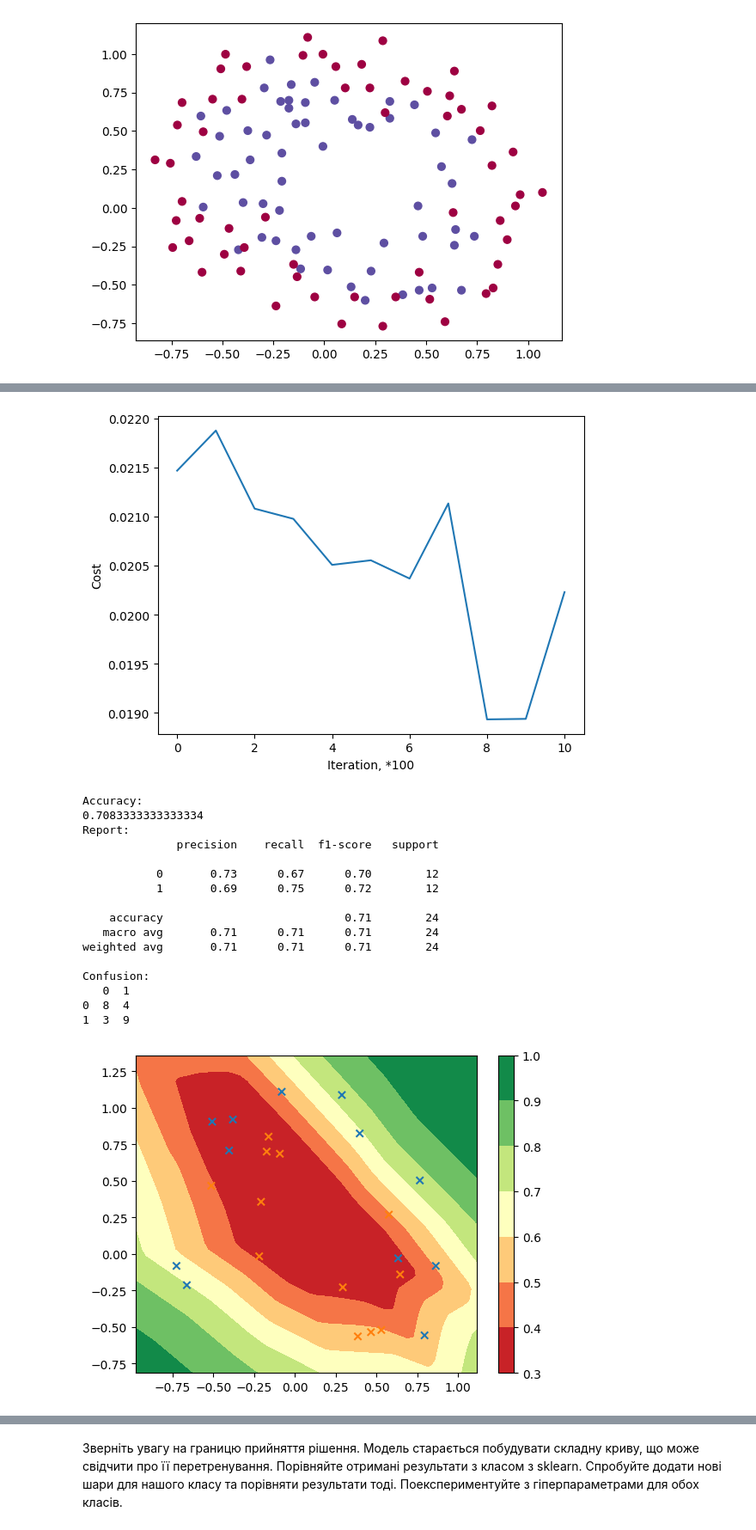
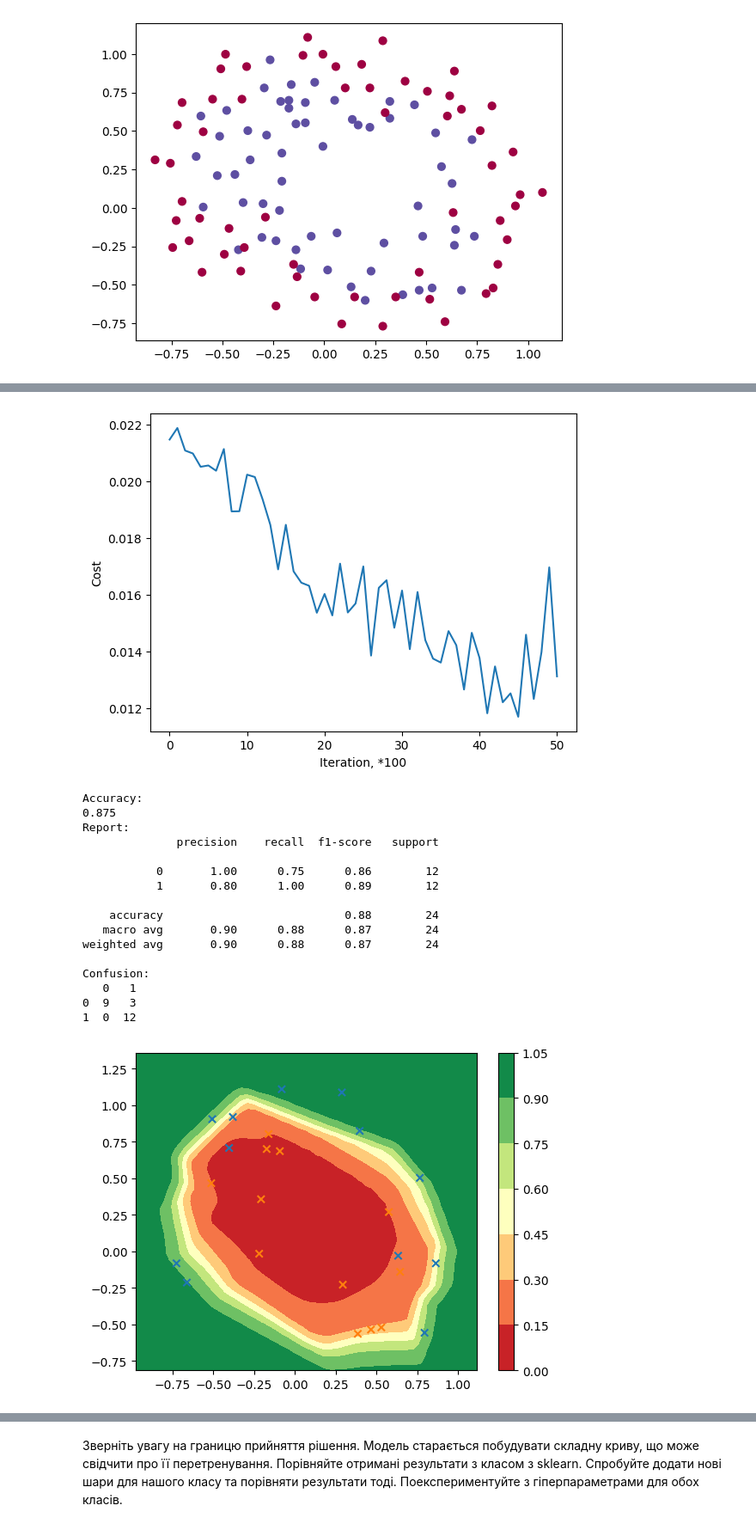
Before and after one commit to SerbulovArtem/Machine_Learning_Semester_66, a Jupyter notebook: HW3/NeuralNet simple 1.ipynb, the cells around one changed output, grey strips where cells are left out. Shown at 86% size. Drawn from its saved outputs; the diff is of its cells as text; code cells hidden in the pictures.

```diff
--- a/HW3/NeuralNet simple 1.ipynb
+++ b/HW3/NeuralNet simple 1.ipynb
@@ -78,7 +80,10 @@ class NeuralNet:
 
     def __softmax(self, Z):
         exp_z = np.exp(Z)
-        A = exp_z / np.sum(exp_z, axis=1, keepdims=True)
+        A = exp_z / np.sum(exp_z, axis=0, keepdims=True)
+        #print(A.shape)
+        #print(np.sum(A, axis=0, keepdims=True))
+        #time.sleep(100)
         cache = Z
 
         return A, cache
@@ -296,9 +301,9 @@ class NeuralNet:
             else:
                 self.epochs_without_improvement += 1
 
-            if self.epochs_without_improvement >= self.patience:
-                print(f"Early stopping after {i} epochs.")
-                break
+            #if self.epochs_without_improvement >= self.patience:
+            #    print(f"Early stopping after {i} epochs.")
+            #    break
 
             if print_cost and i % 1000 == 0:
                 print("{}-th iteration: {}".format(i, cost_avg))
@@ -314,7 +319,7 @@ class NeuralNet:
 
 
     ### ???
-    def predict_proba(self, X_vert):
+    def predict_proba(self, X_vert, bool=True):
         X = X_vert.T
         if self.normalize:
             X, _, _ = self.__normalize(X, self.__mean, self.__std)
@@ -322,9 +327,11 @@ class NeuralNet:
         probs, _ = self.__forward_propagation(X)
 
         if self.layer_activations[-1] == 'sigmoid':
-            result = np.column_stack((1 - probs.T, probs.T))
+            if not bool:
+                return np.column_stack((1 - probs.T, probs.T))
+            result = np.column_stack((1 - probs.T, probs.T))[:, 1].T
         elif self.layer_activations[-1] == 'softmax':
-            result = np.column_stack((1 - probs, probs))
+            result = probs.T
         else:
             raise ValueError("Unsupported activation function in the last layer")
 
@@ -332,11 +339,11 @@ class NeuralNet:
 
     ### ???
     def predict(self, X_vert):
-        positive_probs = self.predict_proba(X_vert)[:, 1].T
+        positive_probs = self.predict_proba(X_vert)
         if (self.layer_activations[-1] == 'sigmoid'):
             result = (positive_probs >= 0.5).astype(int)
         elif self.layer_activations[-1] == 'softmax':
-            result = np.argmax(positive_probs , axis=1)
+            result = np.argmin(positive_probs, axis=1).reshape(-1, 1)
         else:
             raise ValueError("Unsupported activation function in the last layer")
         return result
@@ -479,7 +489,8 @@ accuracy, report, confusion = evaluate_classification(y_test, y_test_pred)
 print(f"Accuracy: \n{accuracy}")
 print(f"Report: \n{report}")
 print(f"Confusion: \n{confusion}")
-plot_decision_boundary(nn, X_test, y_test)
+if layer_dims_3[-1] == 1:
+    plot_decision_boundary(nn, X_test, y_test)
 plt.show()
 # %% [output]
 0-th iteration: 0.02146600196446272
@@ -488,21 +502,21 @@ Early stopping after 1060 epochs.
-[figure, old version]
+[figure, new version]
 Accuracy:
-0.7083333333333334
+0.875
 Report:
               precision    recall  f1-score   support
 
-           0       0.73      0.67      0.70        12
-           1       0.69      0.75      0.72        12
+           0       1.00      0.75      0.86        12
+           1       0.80      1.00      0.89        12
 
-    accuracy                           0.71        24
-   macro avg       0.71      0.71      0.71        24
-weighted avg       0.71      0.71      0.71        24
+    accuracy                           0.88        24
+   macro avg       0.90      0.88      0.87        24
+weighted avg       0.90      0.88      0.87        24
 
 Confusion:
-   0  1
-0  8  4
-1  3  9
+   0   1
+0  9   3
+1  0  12
-[figure, old version]
+[figure, new version]
 # %%
 print(nn.parameters)
 # %% [output]
```
Also changed, not shown: parts of 6 cells of this notebook, 3 other files.
